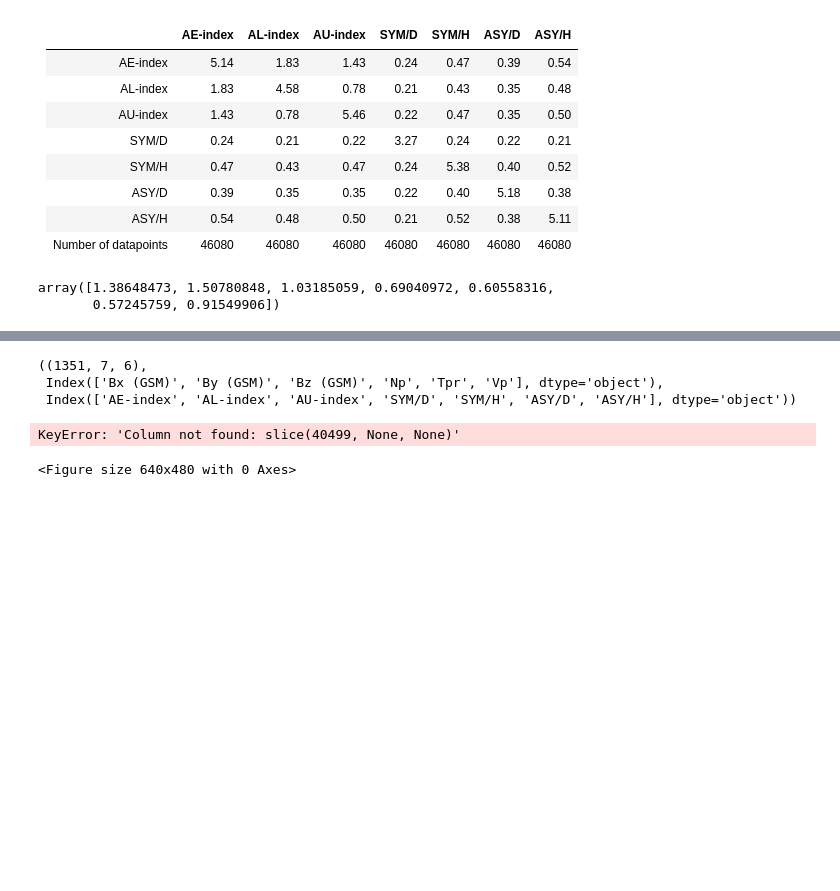
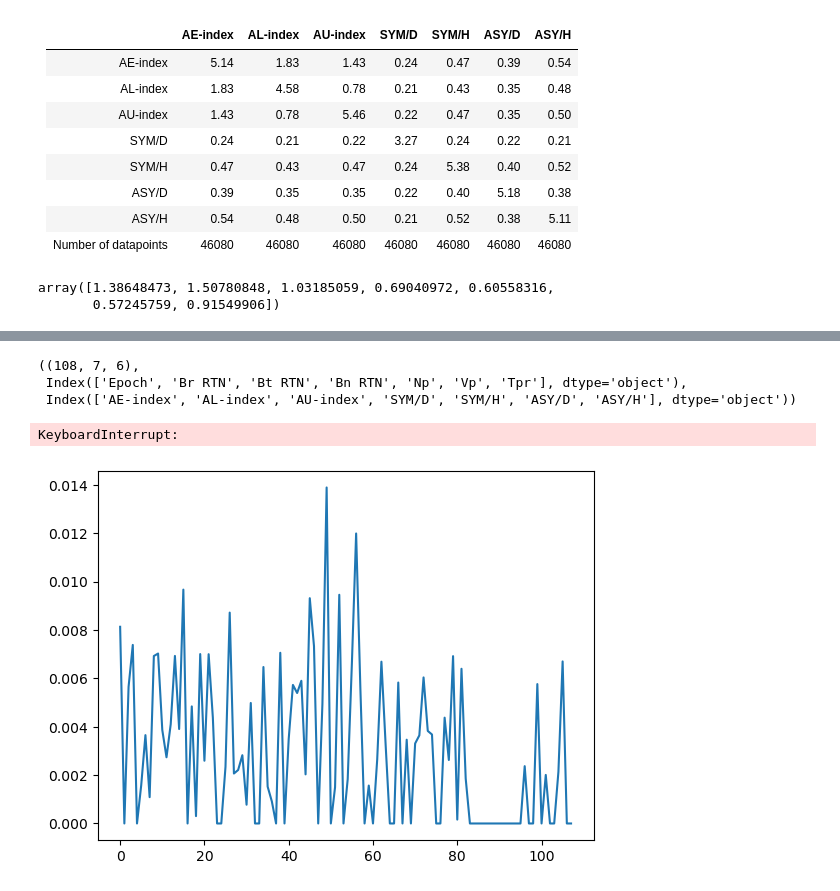
Before and after one commit to Sat-Nav/UROP2024, a Jupyter notebook: src/tests.ipynb, the cells around one changed output, grey strips where cells are left out. Saved outputs shown, nothing was run; the diff lists cells and outputs as text; code cells hidden in the pictures; blank space fills up the shorter version.

```diff
--- a/src/tests.ipynb
+++ b/src/tests.ipynb
@@ -177,7 +175,7 @@ markdown_entropy_matrix(df2)
 |B_magnitude_MAG|0.50|0.75|0.49|0.18|0.23|0.50|0.74|0.49|0.19|0.23|0.50|0.70|0.50|0.19|0.22|5.55|
 |Number of datapoints|105120|105120|105120|105120|105120|105120|105120|105120|105120|105120|105120|105120|105120|105120|105120|105120|
 # %%
-mag_df, swepam_df = read_CDAWeb("../CDAWeb/ac_h0s_swe_20210101000054_20210131235945.cdf", mag_file_path="../CDAWeb/ac_h3s_mfi_20210101000000_20210131235959.cdf")
+mag_df, swepam_df = read_CDAWeb("../CDAWeb/ac_h0s_swe_20190101000053_20190529235924.cdf", mag_file_path="../CDAWeb/ac_h3s_mfi_20190101000000_20190529235959.cdf")
 mag2 = mag_df.resample("64s", on="Epoch", label="left").mean().reset_index()
 # %%
 L1_data = pd.concat([mag2, swepam_df[swepam_df.columns[1:]]], axis=1)
@@ -190,5 +188,5 @@ L1_data.columns, L1_data.min()["Epoch"], L1_data.max()["Epoch"]
 # %%
-rolling_data = L1_data.rolling(window="30D", on="Epoch")
+rolling_data = L1_data.rolling(window=len(df))
 window_width = 0
 
 len_rolling_dates = 0
@@ -202,15 +200,17 @@ for convolution in rolling_data:
 
 MI_matrices = []
 starting = len_rolling_dates - num_available
+print(num_available, len_rolling_dates)
+considered_convolutions = []
 for i, convolution in enumerate(rolling_data):
-    if i < starting:
-        continue
-    if not starting2:
-        starting2 = i
-    if i % 10 == 0:
-        print(f"{100*(i-starting)/(num_available):.2f}% complete")
-    MI_matrix = np.array([[MI(convolution[col_i], df[col_j]) for col_i in convolution.columns] for col_j in df.columns[1:]])
-    MI_matrices.append(MI_matrix)
+    if ((i-starting) % (60*24) == 0) and (i >= starting):
+        print(f"{100*(i-starting)/(num_available):.2f}% complete {convolution["Epoch"].min()}")
+        MI_matrix = np.array([MI(convolution[convolution.columns.difference(["Epoch"])], df[col_j], use_sklearn=True) for col_j in df.columns[1:]])
+        MI_matrices.append(MI_matrix)
+        considered_convolutions.append(True)
+    else:
+        considered_convolutions.append(False)
+considered_convolutions = np.array(considered_convolutions)
 MI_matrices = np.array(MI_matrices)
 # print(window_width)
 # %% [output]
@@ -234,16 +234,15 @@ MI_matrices = np.array(MI_matrices)
 # %%
 MI_matrices.shape, convolution.columns, df.columns[1:] # just checking everything is working as expected
 # %% [output]
-((1351, 7, 6),
- Index(['Bx (GSM)', 'By (GSM)', 'Bz (GSM)', 'Np', 'Tpr', 'Vp'], dtype='object'),
+((108, 7, 6),
+ Index(['Epoch', 'Br RTN', 'Bt RTN', 'Bn RTN', 'Np', 'Vp', 'Tpr'], dtype='object'),
  Index(['AE-index', 'AL-index', 'AU-index', 'SYM/D', 'SYM/H', 'ASY/D', 'ASY/H'], dtype='object'))
 # %%
 plt.figure()
-plt.plot([dataset.mean()["Epoch"] if i > starting else np.nan for i, dataset in enumerate(rolling_data)], MI_matrices[:, -3, 2]) # first number indexes the OMNI column, second indexes the ACE column
-print(MI_matrices[:, -3, 2])
+plt.plot(MI_matrices[:, -3, 2]) # first number indexes the OMNI column, second indexes the ACE column
 plt.show() # attempt at plotting MI between Bz and SMH/H
 # %% [output]
-KeyError: 'Column not found: slice(40499, None, None)'
+KeyboardInterrupt:
-<Figure size 640x480 with 0 Axes>
+[figure, added]
 # %%
 test_mag, test_swe = read_CDAWeb("../CDAWeb/ac_h0s_swe_20190101000053_20190529235924.cdf", mag_file_path="../CDAWeb/ac_h3s_mfi_20190101000000_20190529235959.cdf")
```
Also changed, not shown: parts of 5 cells of this notebook, 4 other files.
